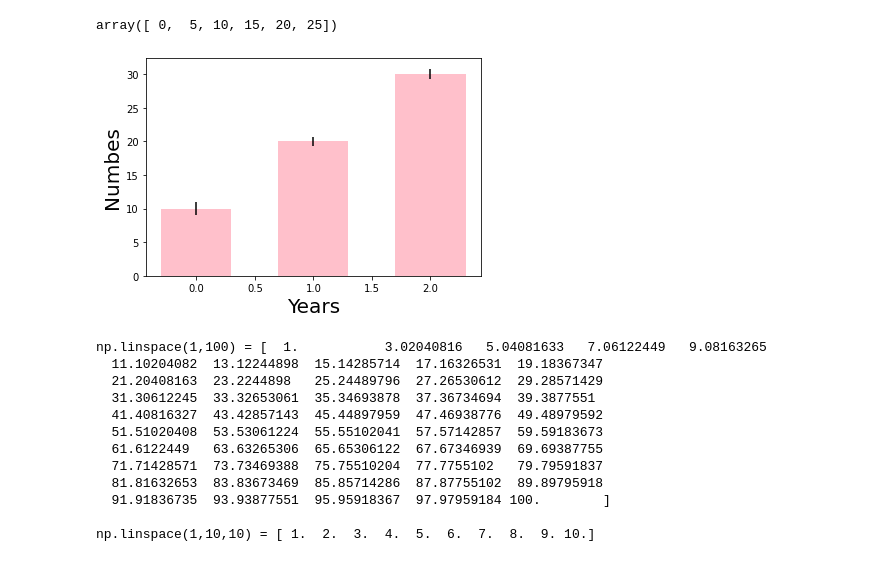
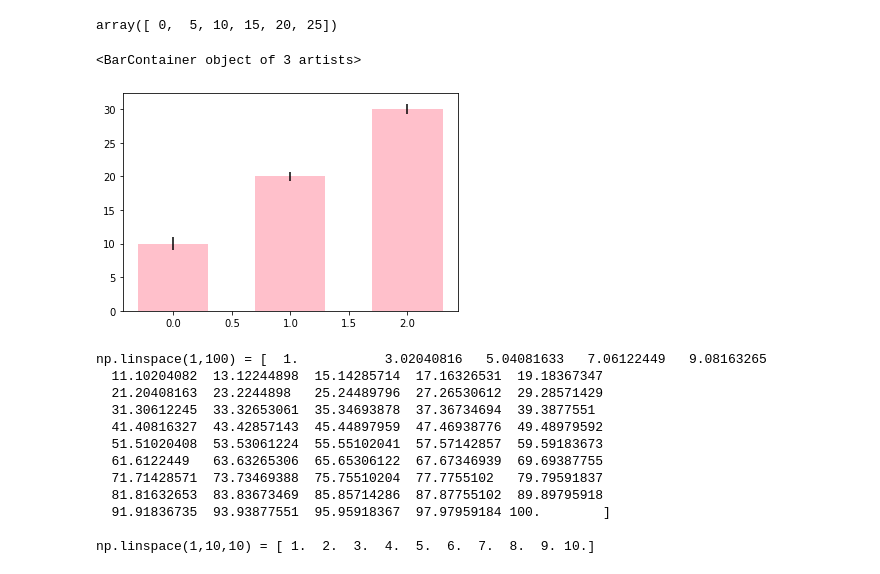
Before and after one commit to rlfwo93/machine-learning, a Jupyter notebook: pratice_matplotilb.ipynb, the cells around one changed output. Drawn from its saved outputs; the diff is of its cells as text; code cells hidden in the pictures.

```diff
--- a/pratice_matplotilb.ipynb
+++ b/pratice_matplotilb.ipynb
@@ -139,27 +139,28 @@ array([ 0,  5, 10, 15, 20, 25])
 # %%
 # 막대그래프(bar graph)를 그린다.
 means = [10,20,30]
 stddevs = [1,0.7, 0.8]
 # yerr는 오차범위를 지정해주고, 그안에 대입하는 값으로 크기를 조정
 # 0이 제일작고 점점늘어남
 bar_labels = ['bar 1', 'bar 2', 'bar 3']
 # plot bars
 x_pos = list(range(len(bar_labels)))
-y_pos = list(range(10,50,10))
+y_pos = list(range(0,50,10))
 years = ['2017', '2018', '2019']
-time = list(range(10,110,10))
+time = list(range(0,60,10))
 plt.bar(x_pos, means, yerr=stddevs ,color = "pink", width =0.6)
 # yerr는 막대그래프위에 오차범위를 지정하는 함수
 # bar함수는 맨처음으로 몇개의 값이 들어가는지 입력하고 그 다음 그래프를 그릴 값을 넣는다.
 # color 는 그래프의 색을지정
 # width 는 그래프의 두께를 지정
 # plt.xticks(x_pos ,years) # x축값의 범위를지정
 # plt.yticks(y_pos,time) # y축값의 범위를 지정
-plt.xlabel("Years" ,fontsize = 20)# x축라벨을 지정
-plt.ylabel("Numbes" ,fontsize = 20) # y축라벨을 지정
-plt.show()
+# plt.xlabel("Years" ,fontsize = 20)# x축라벨을 지정
+# plt.ylabel("Numbes" ,fontsize = 20) # y축라벨을 지정
+# plt.show()
 # %% [output]
+<BarContainer object of 3 artists>
-[figure, old version]
+[figure, new version]
 # %%
 print("np.linspace(1,100) = {0}".format(np.linspace(1,100)),end = "\n\n")
 print("np.linspace(1,10,10) = {0}".format(np.linspace(1,10,10)),end = "\n\n")
```
Also changed, not shown: parts of 8 cells of this notebook.
